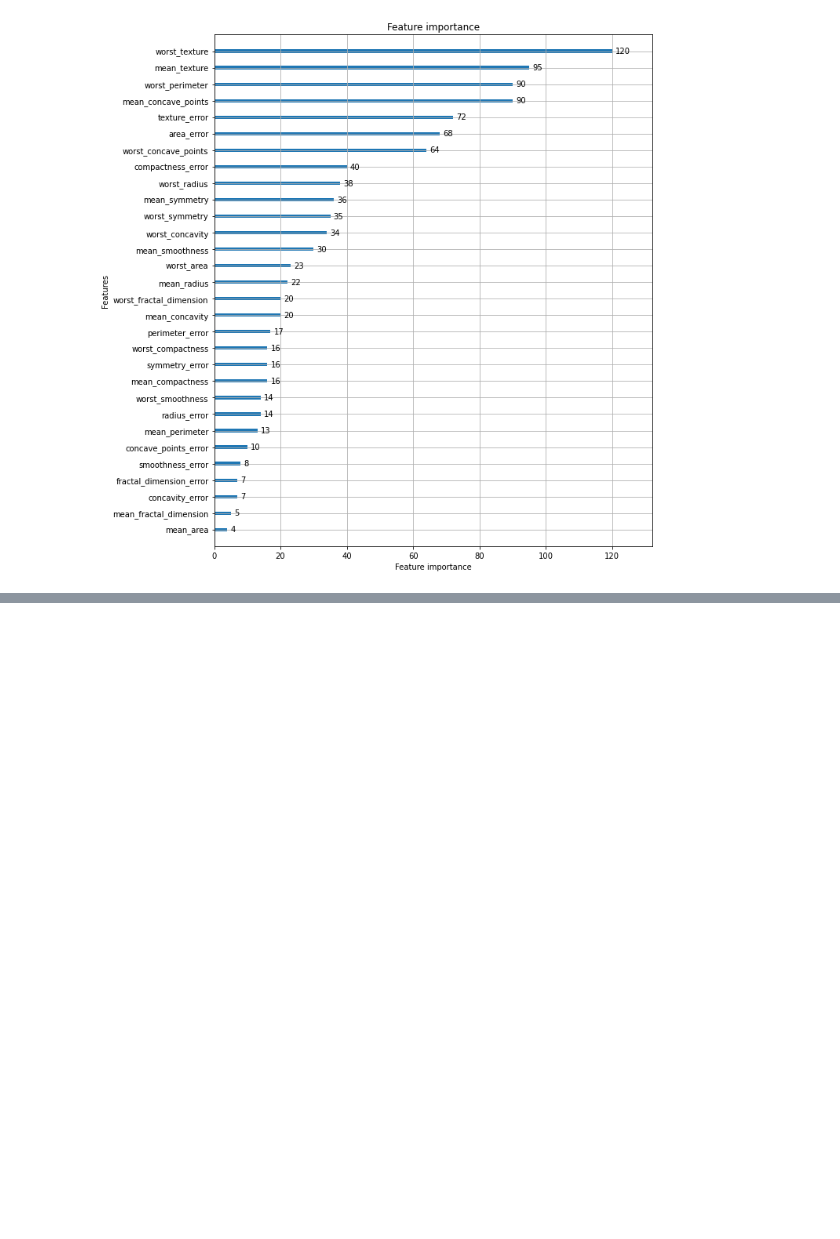
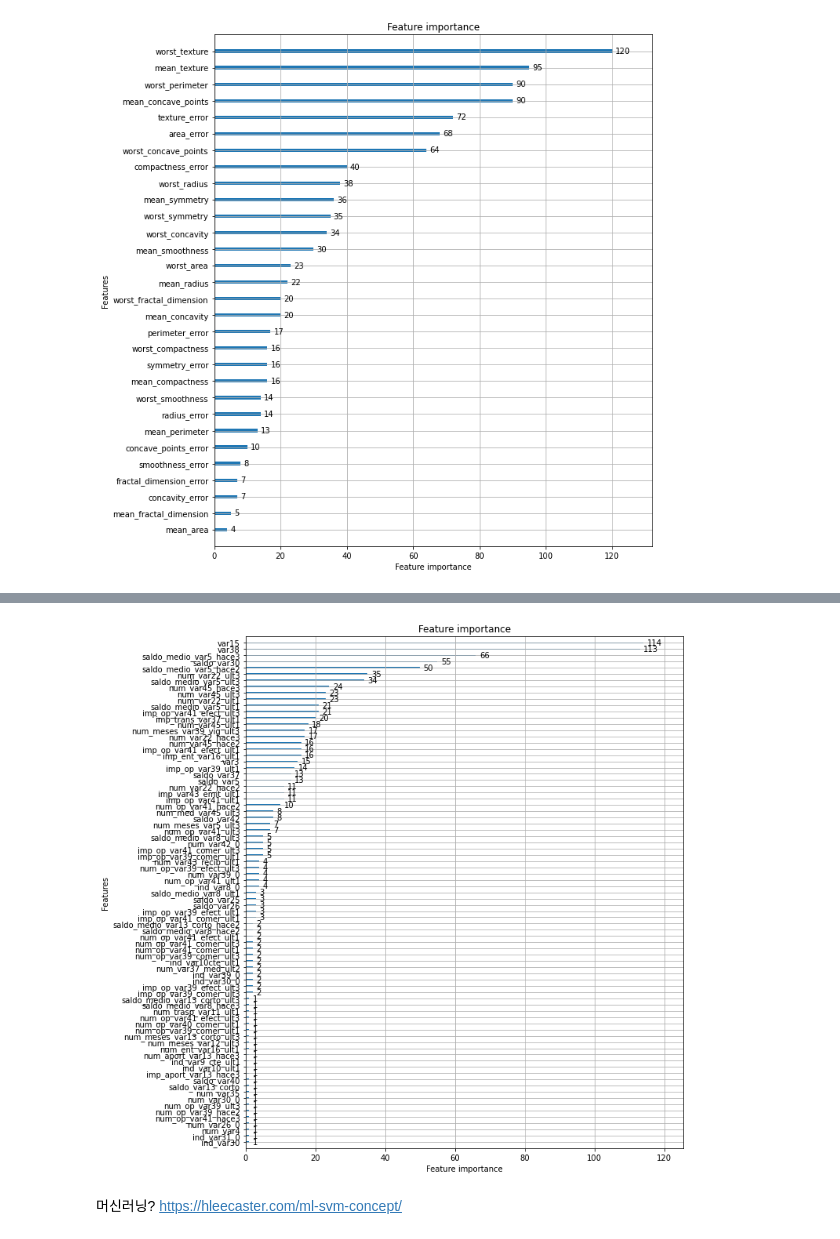
Before and after one commit to yuhanKANG/python, a Jupyter notebook: m7_모델성능 평가/XGBoost_LGBM.ipynb, the cells around one changed output, grey strips where cells are left out. Cells and saved outputs as stored; diff of their text form; code cells hidden in the pictures; blank space fills up the shorter version.

```diff
--- a/m7_모델성능 평가/XGBoost_LGBM.ipynb
+++ b/m7_모델성능 평가/XGBoost_LGBM.ipynb
@@ -268,0 +336,9 @@ plt.show()
+# %%
+from sklearn.model_selection import train_test_split
+
+X_train, X_test, y_train, y_test = train_test_split(X_features, y_labels, test_size=0.2, random_state=0)
+train_cnt = y_train.count()
+test_cnt = y_test.count()
+print(f'학습데이터:\n{y_train.value_counts()/train_cnt}')
+print()
+print(f'테스트데이터:\n{y_test.value_counts()/test_cnt}')
@@ -268,0 +355,10 @@ plt.show()
+# %%
+from lightgbm import LGBMClassifier
+from sklearn.metrics import roc_auc_score
+lgbm_clf = LGBMClassifier(n_estimators=500)
+# LGBM의 조기 중단 수행 설정
+evals = [(X_test, y_test)]
+# 파라미터 직접 설정. verbose에 True를 주면 학습과정이 전부 출력됨
+lgbm_clf.fit(X_train, y_train, early_stopping_rounds=100, eval_metric="auc", eval_set=evals, verbose=False)
+lgbm_roc_score = roc_auc_score(y_test, lgbm_clf.predict_proba(X_test)[:,1], average='macro')
+print(f'ROC AUC:{round(lgbm_roc_score, 4)}')
@@ -268,0 +367,14 @@ plt.show()
+# %%
+from sklearn.model_selection import GridSearchCV
+
+lgbm_clf = LGBMClassifier(n_estimators=200) # n_estimators는 트리의 개수
+
+params = {'num_leaves': [32, 64 ],
+          'max_depth':[128, 160],
+          'min_child_samples':[60, 100],
+          'subsample':[0.8, 1]}
+gridcv = GridSearchCV(lgbm_clf, param_grid=params)
+gridcv.fit(X_train, y_train, early_stopping_rounds=30, eval_metric='auc', eval_set=[(X_train, y_train),(X_test, y_test)])
+print(f'최적 파라미터: {gridcv.best_params_}')
+lgbm_roc_score = roc_auc_score(y_test, gridcv.predict_proba(X_test)[:,1], average='macro')
+print(f'ROC AUC:{round(lgbm_roc_score,4)}')
@@ -268,0 +399,5 @@ plt.show()
+# %%
+lgbm_clf = LGBMClassifier(n_estimators=1000, max_depth=128, min_child_samples=60, num_leaves=32, subsample=0.8)
+evals = [(X_test, y_test)]
+lgbm_clf.fit(X_train, y_train, early_stopping_rounds=100, eval_metric='auc', eval_set=evals, verbose=True)
+print(f'ROC AUC:{round(lgbm_roc_score,4)}')
@@ -268,0 +422,12 @@ plt.show()
+# %%
+from lightgbm import plot_importance # 시각화
+import matplotlib.pyplot as plt
+
+fig, ax = plt.subplots(figsize=(10,12))
+plot_importance(lgbm_clf, ax=ax)
+plt.show()
+# %% [output]
+[figure, added]
+# %% [markdown]
+머신러닝?
+https://hleecaster.com/ml-svm-concept/
```
Also changed, not shown: parts of 13 cells of this notebook, 2 other files.
